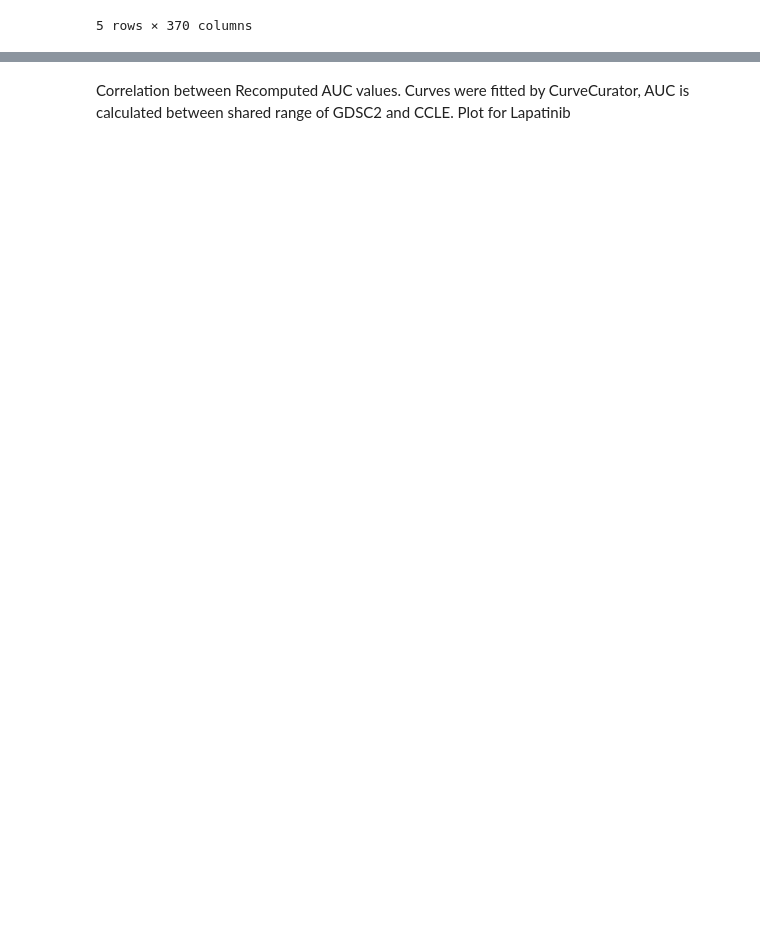
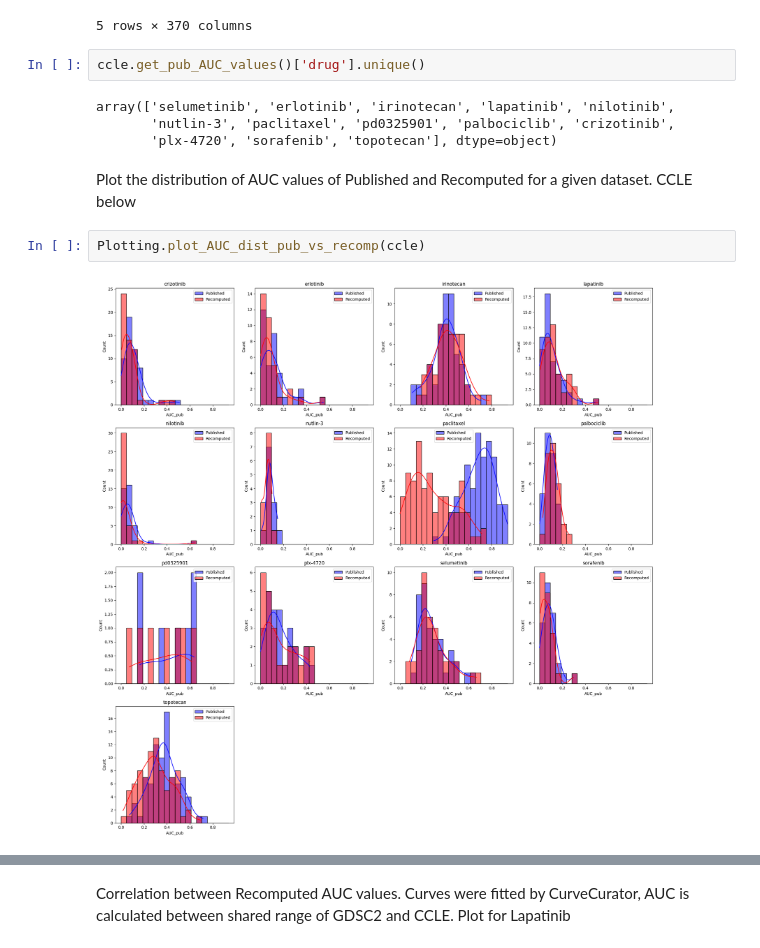
Before and after one commit to serhatbeyaz/pharmaco-analysis, a Jupyter notebook: Python scripts/data_analysis.ipynb, the cells around one changed output, grey strips where cells are left out. Saved outputs shown, nothing was run; the diff lists cells and outputs as text; blank space fills up the shorter version.

```diff
--- a/Python scripts/data_analysis.ipynb
+++ b/Python scripts/data_analysis.ipynb
@@ -90,3 +117,16 @@ ccle.recomp_Aucs.head()
 | 3 | lapatinib | 0.144827 | NaN | NaN | NaN | NaN | NaN | NaN | 0.061880 | ... |
 | 4 | nilotinib | 0.004687 | 0.000057 | 0.067482 | NaN | NaN | NaN | NaN | 0.012599 | ... |
 5 rows × 370 columns
+# %%
+ccle.get_pub_AUC_values()['drug'].unique()
+# %% [output]
+array(['selumetinib', 'erlotinib', 'irinotecan', 'lapatinib', 'nilotinib',
+       'nutlin-3', 'paclitaxel', 'pd0325901', 'palbociclib', 'crizotinib',
+       'plx-4720', 'sorafenib', 'topotecan'], dtype=object)
+# %% [markdown]
+Plot the distribution of AUC values of Published and Recomputed for a given dataset.
+CCLE below
+# %%
+Plotting.plot_AUC_dist_pub_vs_recomp(ccle)
+# %% [output]
+[figure, added]
```
Also changed, not shown: parts of 41 cells of this notebook, 4 other files.
